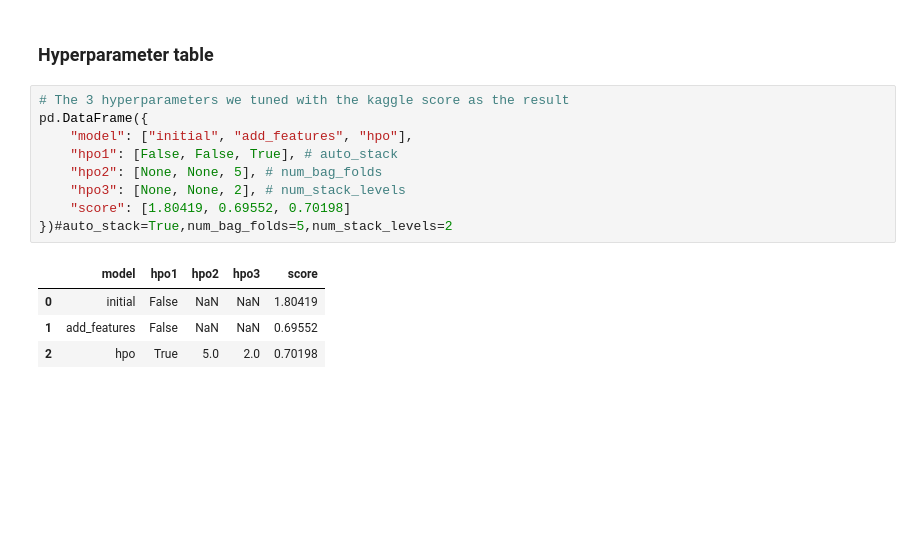
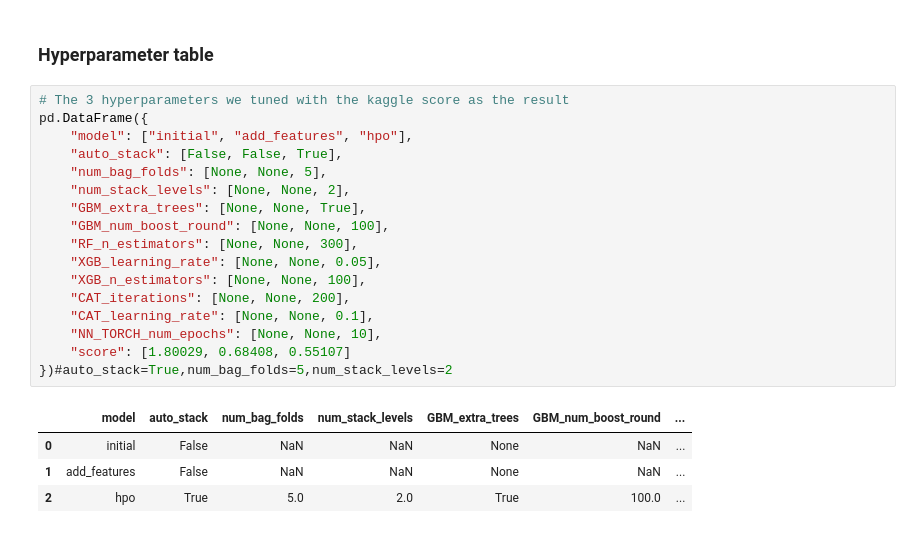
Before and after one commit to Denis-Tsvetanov/cd0385-bike-sharing, a Jupyter notebook: project/project-template.ipynb, the cells around one changed output. Drawn from its saved outputs; the diff is of its cells as text; blank space fills up the shorter version.

```diff
--- a/project/project-template.ipynb
+++ b/project/project-template.ipynb
@@ -853,14 +997,22 @@ fig.savefig('model_test_score.png')
 # %%
 # The 3 hyperparameters we tuned with the kaggle score as the result
 pd.DataFrame({
     "model": ["initial", "add_features", "hpo"],
-    "hpo1": [False, False, True], # auto_stack
-    "hpo2": [None, None, 5], # num_bag_folds
-    "hpo3": [None, None, 2], # num_stack_levels
-    "score": [1.80419, 0.69552, 0.70198]
+    "auto_stack": [False, False, True],
+    "num_bag_folds": [None, None, 5],
+    "num_stack_levels": [None, None, 2],
+    "GBM_extra_trees": [None, None, True],
+    "GBM_num_boost_round": [None, None, 100],
+    "RF_n_estimators": [None, None, 300],
+    "XGB_learning_rate": [None, None, 0.05],
+    "XGB_n_estimators": [None, None, 100],
+    "CAT_iterations": [None, None, 200],
+    "CAT_learning_rate": [None, None, 0.1],
+    "NN_TORCH_num_epochs": [None, None, 10],
+    "score": [1.80029, 0.68408, 0.55107]
 })#auto_stack=True,num_bag_folds=5,num_stack_levels=2
 # %% [output]
-|  | model | hpo1 | hpo2 | hpo3 | score |
-| 0 | initial | False | NaN | NaN | 1.80419 |
-| 1 | add_features | False | NaN | NaN | 0.69552 |
-| 2 | hpo | True | 5.0 | 2.0 | 0.70198 |
+|  | model | auto_stack | num_bag_folds | num_stack_levels | GBM_extra_trees | GBM_num_boost_round | ... |
+| 0 | initial | False | NaN | NaN | None | NaN | ... |
+| 1 | add_features | False | NaN | NaN | None | NaN | ... |
+| 2 | hpo | True | 5.0 | 2.0 | True | 100.0 | ... |
```
Also changed, not shown: parts of 31 cells of this notebook, 2 other files.
